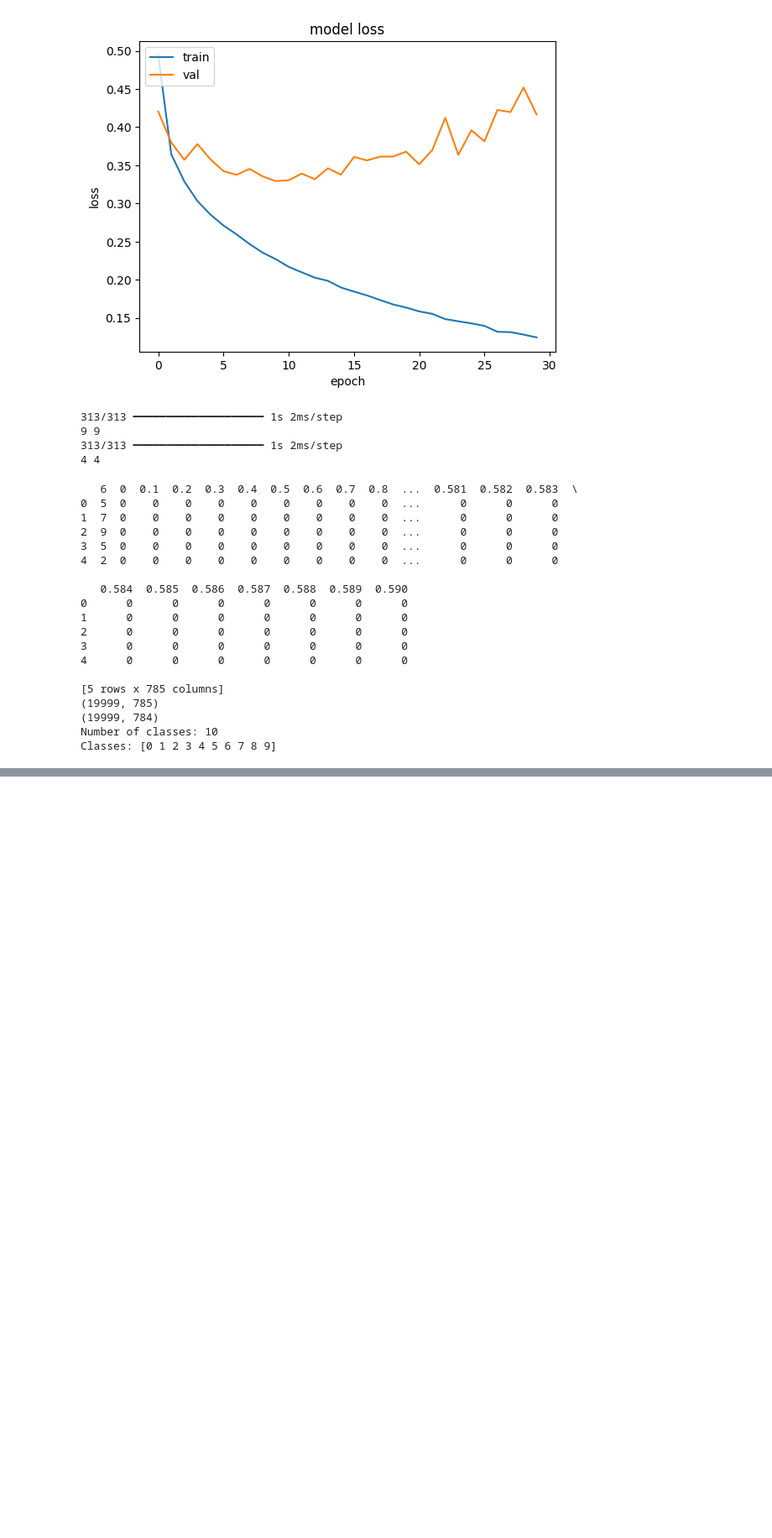
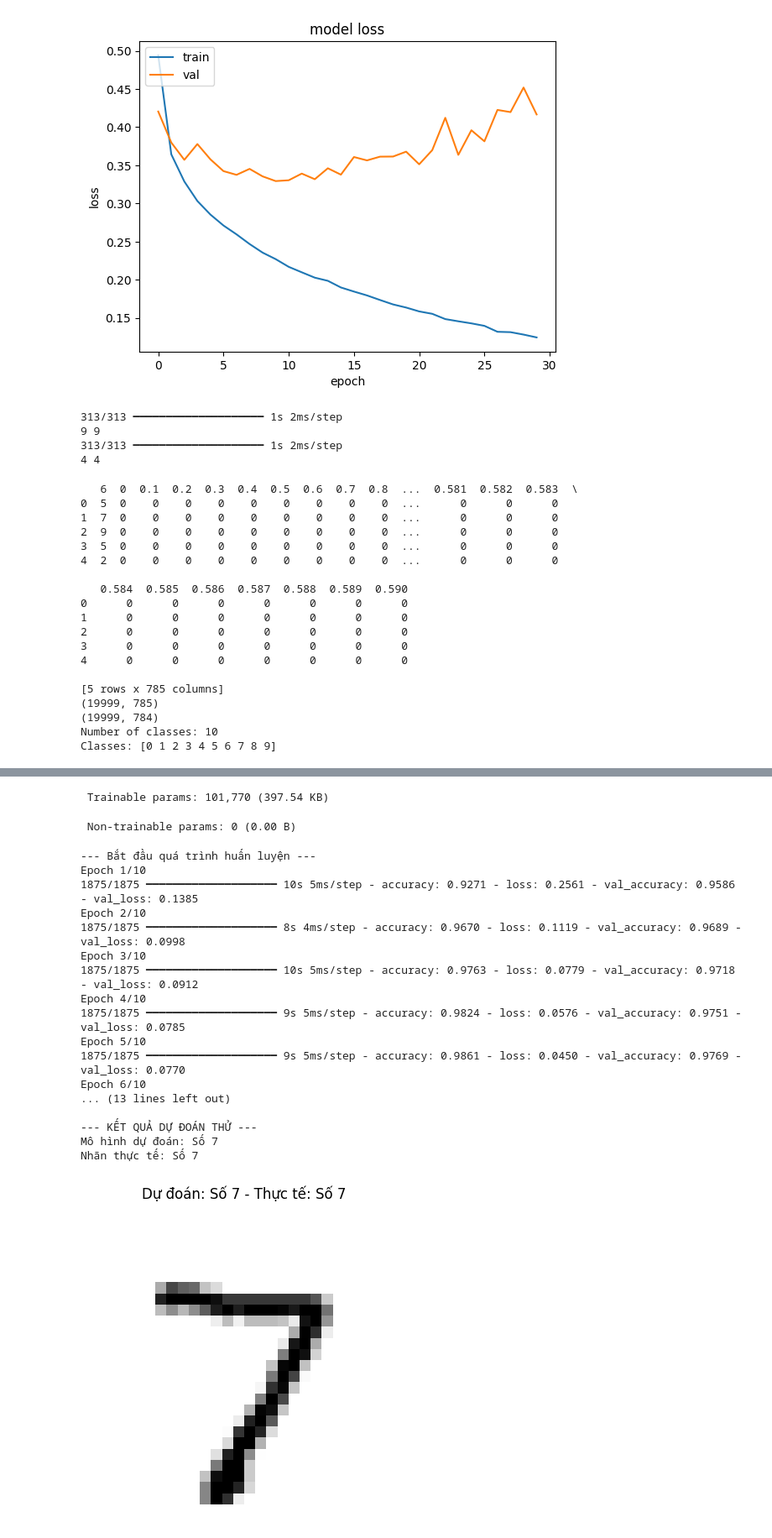
Before and after one commit to XTruong1511/TH_DeepLaening, a Jupyter notebook: TH_Deep_B3.ipynb, the cells around one changed output, grey strips where cells are left out. Shown at 84% size. Drawn from its saved outputs; the diff is of its cells as text; code cells hidden in the pictures; blank space fills up the shorter version.

```diff
--- a/TH_Deep_B3.ipynb
+++ b/TH_Deep_B3.ipynb
@@ -241,0 +351,60 @@ Epoch 30/30
+# %%
+import tensorflow as tf
+from tensorflow.keras import layers, models
+import numpy as np
+import matplotlib.pyplot as plt
+
+# Danh sách nhãn
+class_names = ['Số 0', 'Số 1', 'Số 2', 'Số 3', 'Số 4',
+               'Số 5', 'Số 6', 'Số 7', 'Số 8', 'Số 9']
+
+# Tải bộ dataset MNIST
+mnist = tf.keras.datasets.mnist
+(X_train, y_train), (X_test, y_test) = mnist.load_data()
+
+# Chuẩn hóa dữ liệu
+X_train = X_train / 255.0
+X_test = X_test / 255.0
+
+model = models.Sequential()
+
+# Lớp đầu vào
+model.add(layers.Flatten(input_shape=(28, 28)))
+
+# Lớp ẩn
+model.add(layers.Dense(128, activation='relu'))
+
+# Lớp đầu ra:
+model.add(layers.Dense(10, activation='softmax'))
+
+model.summary()
+
+model.compile(optimizer='adam',
+              loss='sparse_categorical_crossentropy',
+              metrics=['accuracy'])
+
+print("\n--- Bắt đầu quá trình huấn luyện ---")
+# Huấn luyện mô hình với 10 vòng
+history = model.fit(X_train, y_train, epochs=10, validation_data=(X_test, y_test))
+
+# Đánh giá trên tập dữ liệu kiểm tra
+test_loss, test_acc = model.evaluate(X_test, y_test, verbose=2)
+print(f'\nĐộ chính xác của mô hình trên tập Test: {test_acc * 100:.2f}%')
+
+# Dự đoán thử 1 bức ảnh ngẫu nhiên trong tập Test
+image_index = 0
+# Mở rộng chiều
+predictions = model.predict(np.expand_dims(X_test[image_index], axis=0))
+predicted_label_index = np.argmax(predictions)
+true_label_index = y_test[image_index]
+
+print("\n--- KẾT QUẢ DỰ ĐOÁN THỬ ---")
+print(f"Mô hình dự đoán: {class_names[predicted_label_index]}")
+print(f"Nhãn thực tế: {class_names[true_label_index]}")
+
+# (Tùy chọn) Hiển thị bức ảnh đó ra màn hình để kiểm chứng
+plt.imshow(X_test[image_index], cmap=plt.cm.binary)
+plt.title(f"Dự đoán: {class_names[predicted_label_index]} - Thực tế: {class_names[true_label_index]}")
+plt.axis('off')
+plt.show()
+# %% [output]
@@ -241,0 +424,20 @@ Epoch 30/30
+ Trainable params: 101,770 (397.54 KB)
+ Non-trainable params: 0 (0.00 B)
+--- Bắt đầu quá trình huấn luyện ---
+Epoch 1/10
+1875/1875 ━━━━━━━━━━━━━━━━━━━━ 10s 5ms/step - accuracy: 0.9271 - loss: 0.2561 - val_accuracy: 0.9586 - val_loss: 0.1385
+Epoch 2/10
+1875/1875 ━━━━━━━━━━━━━━━━━━━━ 8s 4ms/step - accuracy: 0.9670 - loss: 0.1119 - val_accuracy: 0.9689 - val_loss: 0.0998
+Epoch 3/10
+1875/1875 ━━━━━━━━━━━━━━━━━━━━ 10s 5ms/step - accuracy: 0.9763 - loss: 0.0779 - val_accuracy: 0.9718 - val_loss: 0.0912
+Epoch 4/10
+1875/1875 ━━━━━━━━━━━━━━━━━━━━ 9s 5ms/step - accuracy: 0.9824 - loss: 0.0576 - val_accuracy: 0.9751 - val_loss: 0.0785
+Epoch 5/10
+1875/1875 ━━━━━━━━━━━━━━━━━━━━ 9s 5ms/step - accuracy: 0.9861 - loss: 0.0450 - val_accuracy: 0.9769 - val_loss: 0.0770
+Epoch 6/10
+... (13 lines left out)
+
+--- KẾT QUẢ DỰ ĐOÁN THỬ ---
+Mô hình dự đoán: Số 7
+Nhãn thực tế: Số 7
+[figure, added]
```
Also changed, not shown: parts of 11 cells of this notebook.
